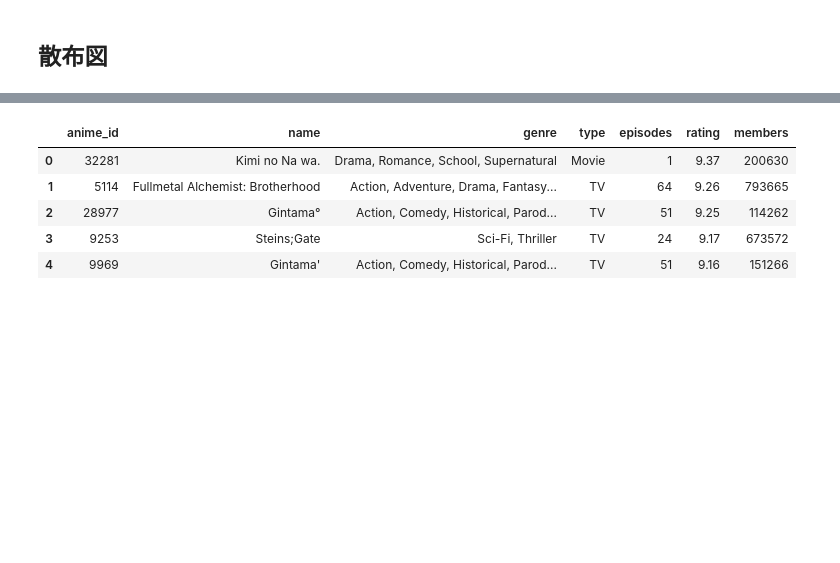
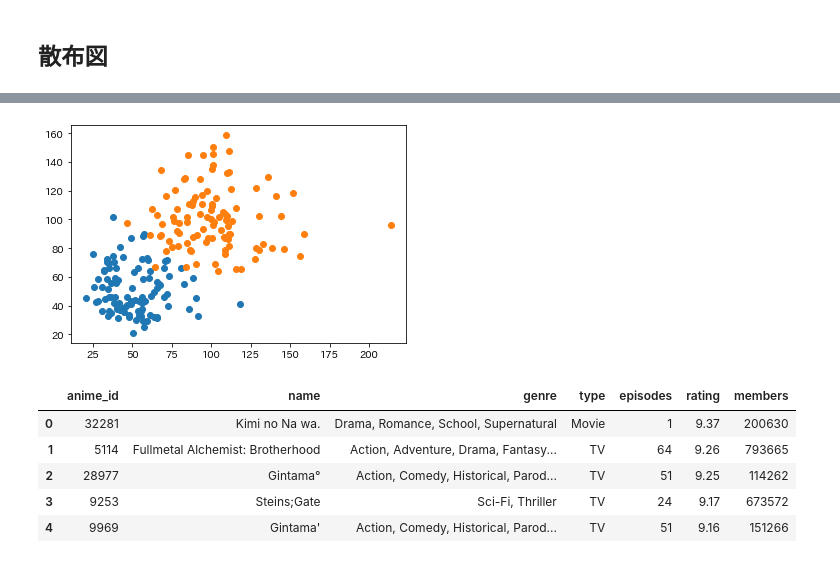
Before and after one commit to practical-jupyter/sample-code-2nd, a Jupyter notebook: notebooks/4-04.ipynb, the cells around one changed output, grey strips where cells are left out. Cells and saved outputs as stored; diff of their text form; code cells hidden in the pictures; blank space fills up the shorter version.

```diff
--- a/notebooks/4-04.ipynb
+++ b/notebooks/4-04.ipynb
@@ -19,3 +29,19 @@ ax.scatter(x, y)
+# %%
+# リスト 4.4.2　入力値の生成
+# なかったので？作りました
+#図が教科書と違います・・・。
+
+np.random.seed(12345)
+x1,y1 = np.random.gamma(10, 5, 100), np.random.gamma(10, 5, 100)
+x2,y2 = np.random.gamma(20, 5, 100), np.random.gamma(20, 5, 100)
+
+#散布図の描画
+flg, ax = plt.subplots(1, 1)
+
+ax.scatter(x1, y1)
+ax.scatter(x2, y2);
+# %% [output]
+[figure, added]
 # %%
 # リスト 4.4.3　anime_master_csv データの読み込み
 
```
Also changed, not shown: parts of 6 cells of this notebook.
